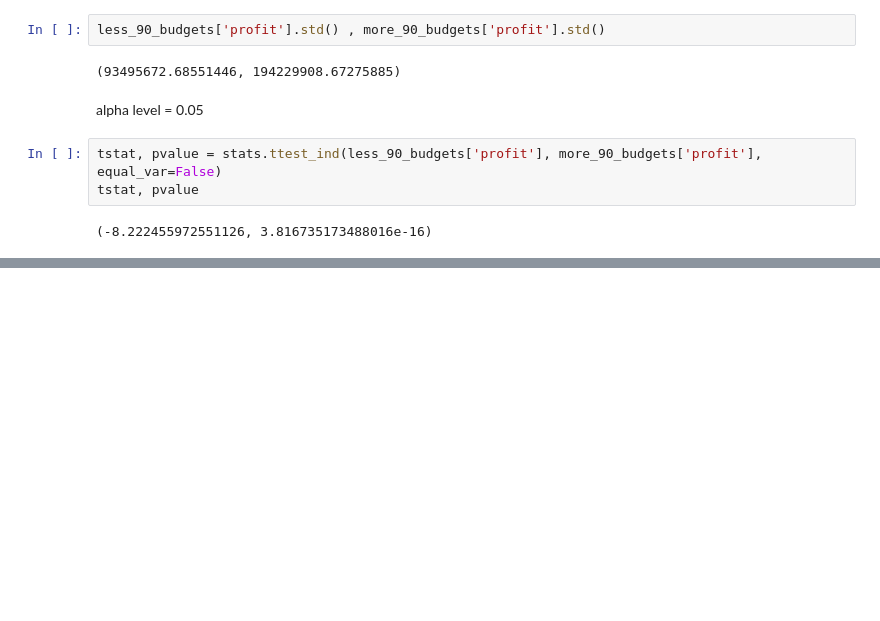
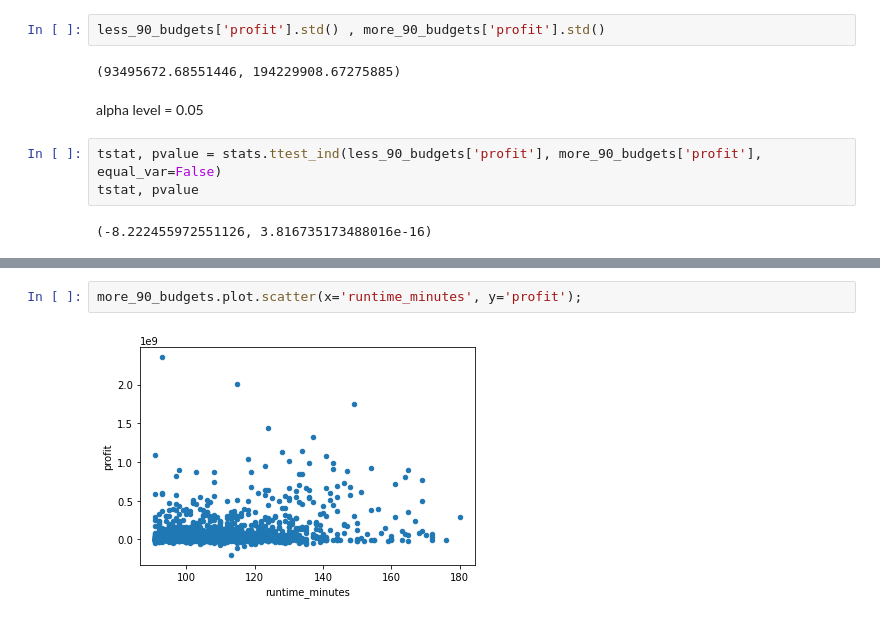
Before and after one commit to ramses02/Movies_Phase_2, a Jupyter notebook: ben_scratch_code.ipynb, the cells around one changed output, grey strips where cells are left out. Saved outputs shown, nothing was run; the diff lists cells and outputs as text; blank space fills up the shorter version.

```diff
--- a/ben_scratch_code.ipynb
+++ b/ben_scratch_code.ipynb
@@ -567,0 +665,4 @@ tstat, pvalue
+# %%
+more_90_budgets.plot.scatter(x='runtime_minutes', y='profit');
+# %% [output]
+[figure, added]
```
Also changed, not shown: parts of 33 cells of this notebook.
